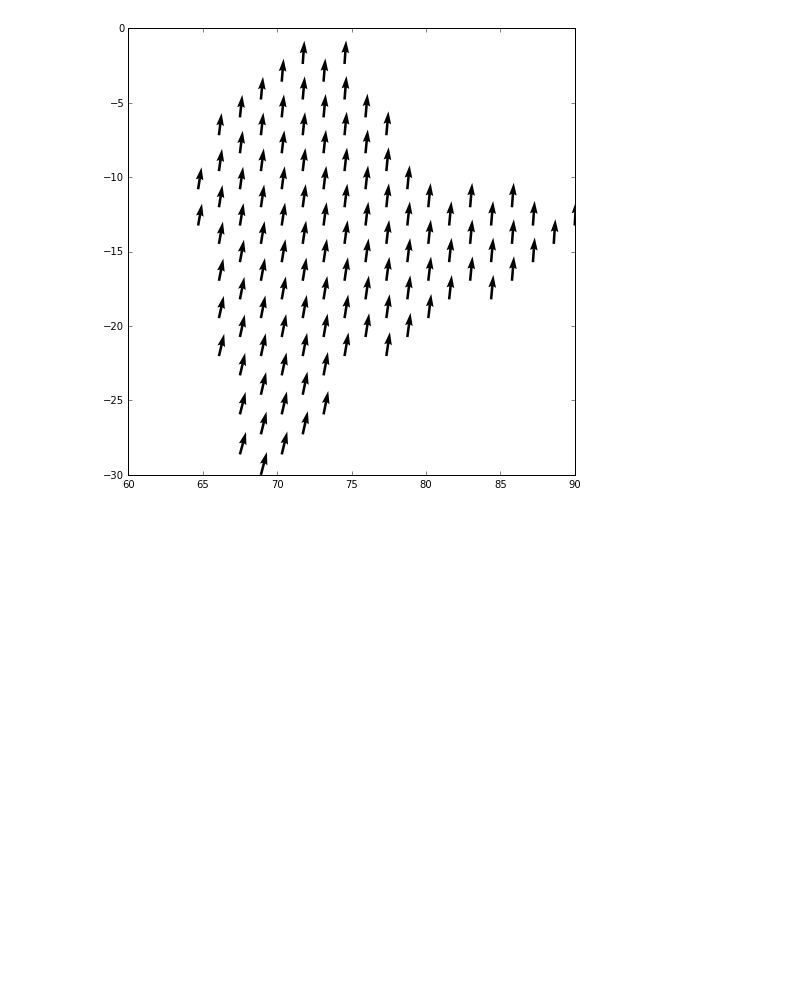
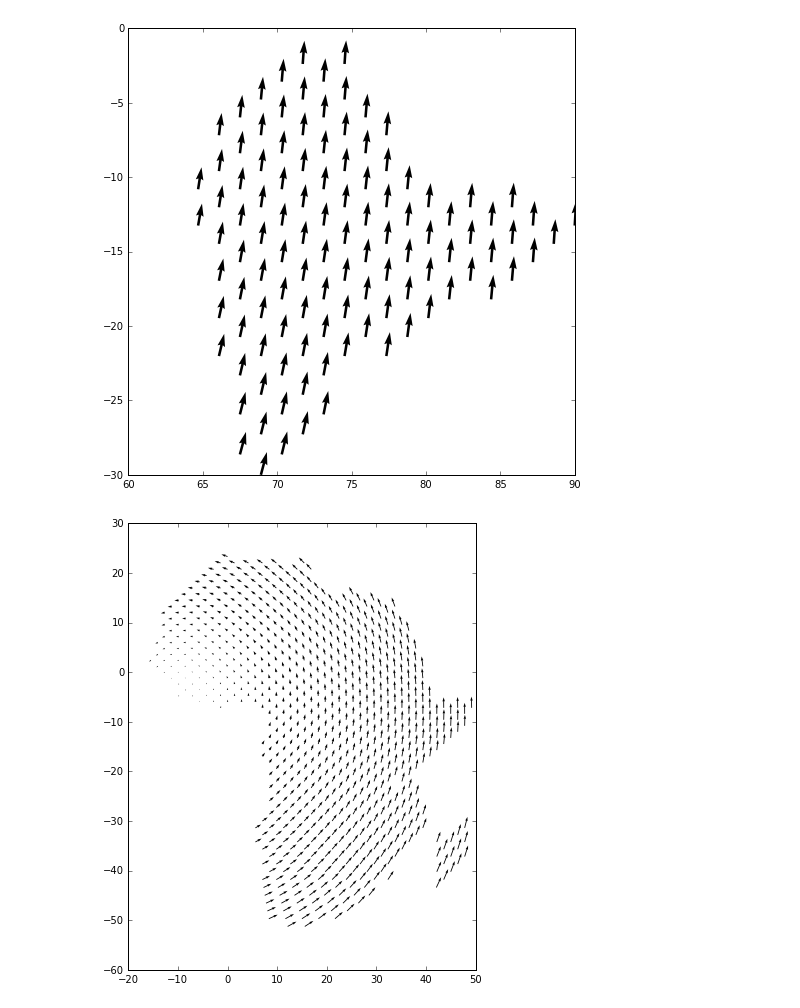
Before and after one commit to GPlates/gplates-web-service, a Jupyter notebook: python/request-plate-velocities.ipynb, the cells around one changed output. Cells and saved outputs as stored; diff of their text form; code cells hidden in the pictures; blank space fills up the shorter version.

```diff
--- a/python/request-plate-velocities.ipynb
+++ b/python/request-plate-velocities.ipynb
@@ -164,3 +164,13 @@ plt.gca().set_aspect('equal')
 plt.show()
 # %% [output]
 [figure]
+# %%
+# Select points where plate id is somewhere in Africa (in the 700's)
+index = np.where((data[:,4]>700) & (data[:,4]<800))
+
+plt.figure(figsize=(8,8))
+plt.quiver(data[index,0],data[index,1],data[index,2],data[index,3])
+plt.gca().set_aspect('equal')
+plt.show()
+# %% [output]
+[figure, added]
```
Also changed, not shown: parts of 4 cells of this notebook, 5 other files.
